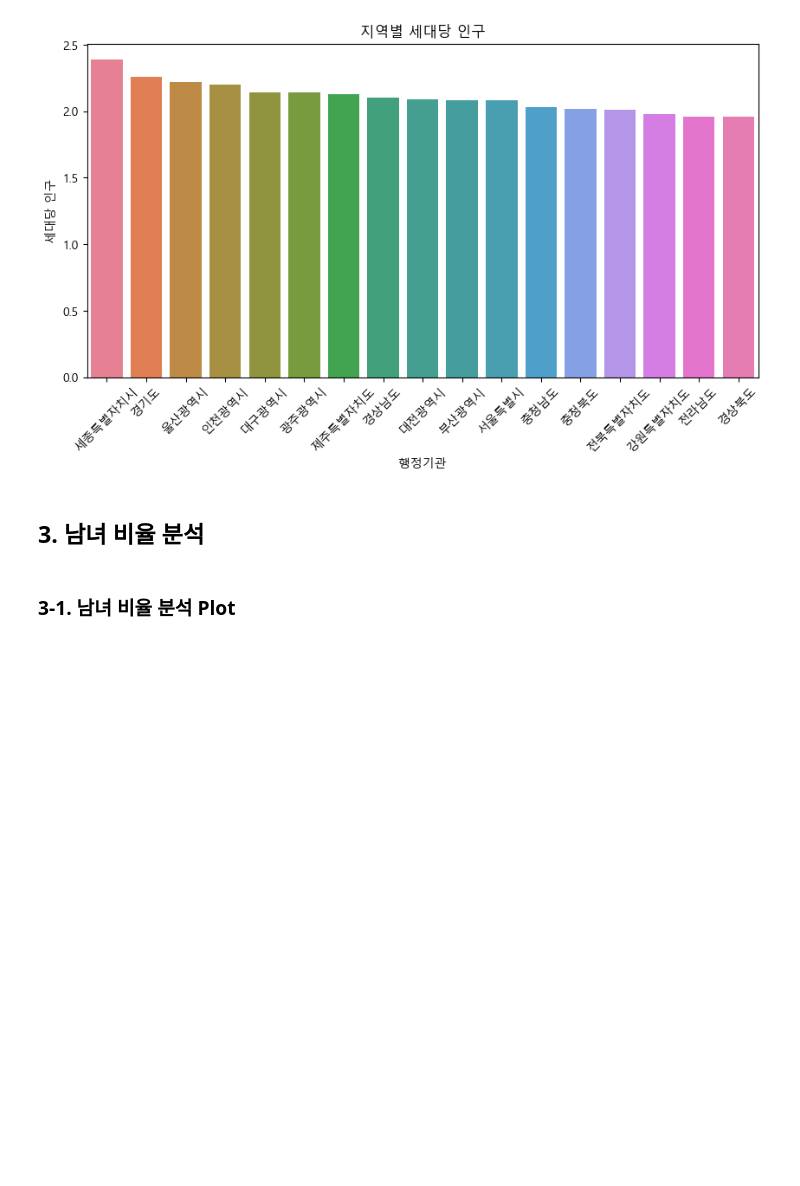
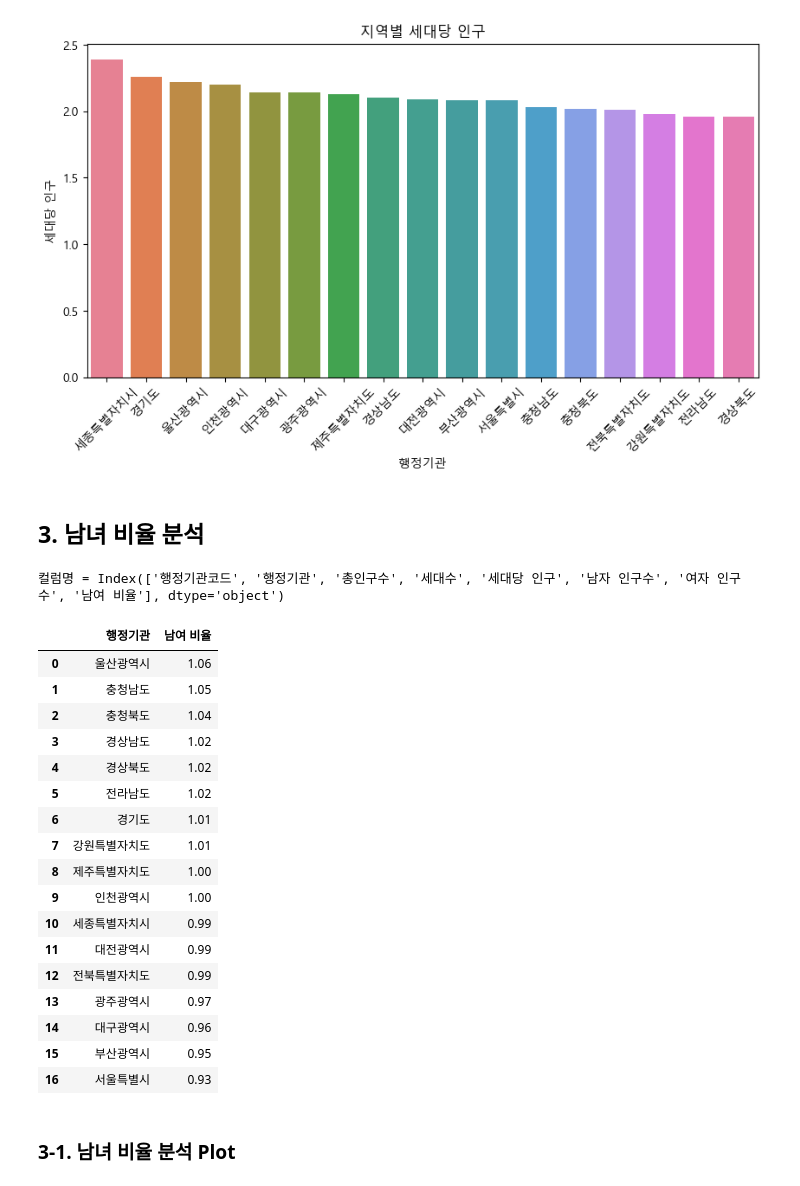
Before and after one commit to jero-06/Python_WebScrapting_DataAnalsis, a Jupyter notebook: 연습문제/04_pop_analysis.ipynb, the cells around one changed output. Drawn from its saved outputs; the diff is of its cells as text; code cells hidden in the pictures; blank space fills up the shorter version.

```diff
--- a/연습문제/04_pop_analysis.ipynb
+++ b/연습문제/04_pop_analysis.ipynb
@@ -92,5 +92,32 @@ plt.show()
 [figure]
 # %% [markdown]
 ## 3. 남녀 비율 분석
+# %%
+# 컬럼명 확인하기
+print(f'컬럼명 = {data.columns}')
+#data.loc[:, ['행정기관','남여 비율']]
+
+# 남여 비율이 높은 순 정렬
+sido_df.loc[:, ['행정기관', '남여 비율']].sort_values(['남여 비율'], ascending=False).reset_index(drop=True)
+# %% [output]
+컬럼명 = Index(['행정기관코드', '행정기관', '총인구수', '세대수', '세대당 인구', '남자 인구수', '여자 인구수', '남여 비율'], dtype='object')
+|  | 행정기관 | 남여 비율 |
+| 0 | 울산광역시 | 1.06 |
+| 1 | 충청남도 | 1.05 |
+| 2 | 충청북도 | 1.04 |
+| 3 | 경상남도 | 1.02 |
+| 4 | 경상북도 | 1.02 |
+| 5 | 전라남도 | 1.02 |
+| 6 | 경기도 | 1.01 |
+| 7 | 강원특별자치도 | 1.01 |
+| 8 | 제주특별자치도 | 1.00 |
+| 9 | 인천광역시 | 1.00 |
+| 10 | 세종특별자치시 | 0.99 |
+| 11 | 대전광역시 | 0.99 |
+| 12 | 전북특별자치도 | 0.99 |
+| 13 | 광주광역시 | 0.97 |
+| 14 | 대구광역시 | 0.96 |
+| 15 | 부산광역시 | 0.95 |
+| 16 | 서울특별시 | 0.93 |
 # %% [markdown]
 ### 3-1. 남녀 비율 분석 Plot
```
Also changed, not shown: parts of 1 cell of this notebook.
